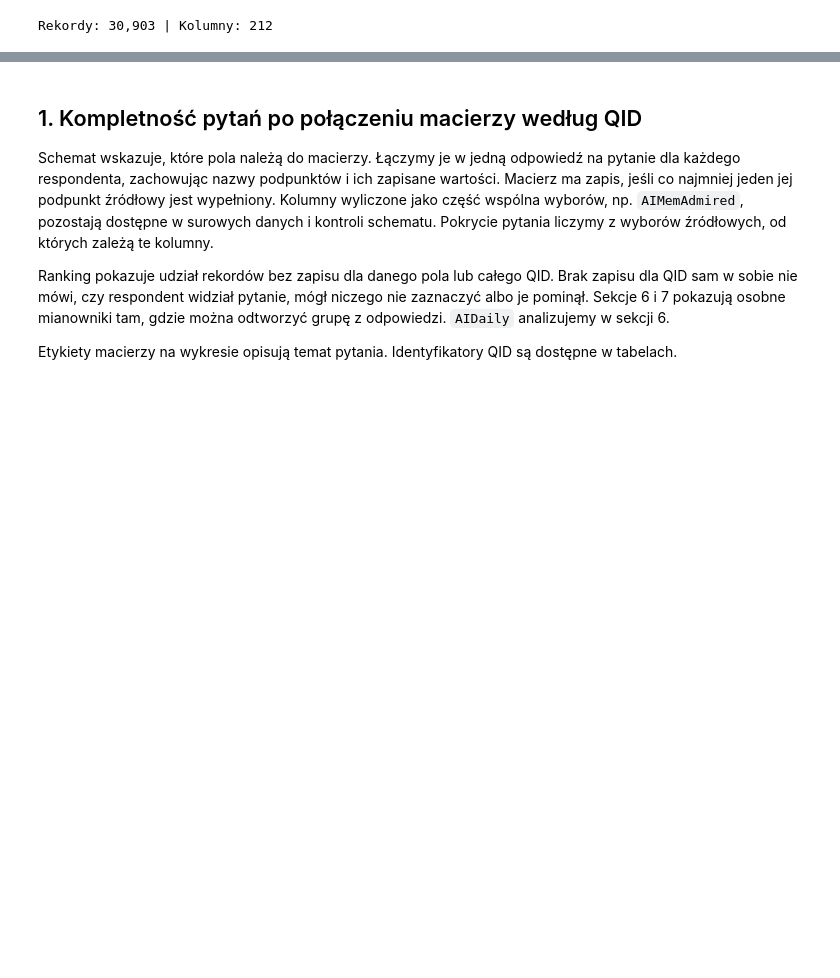
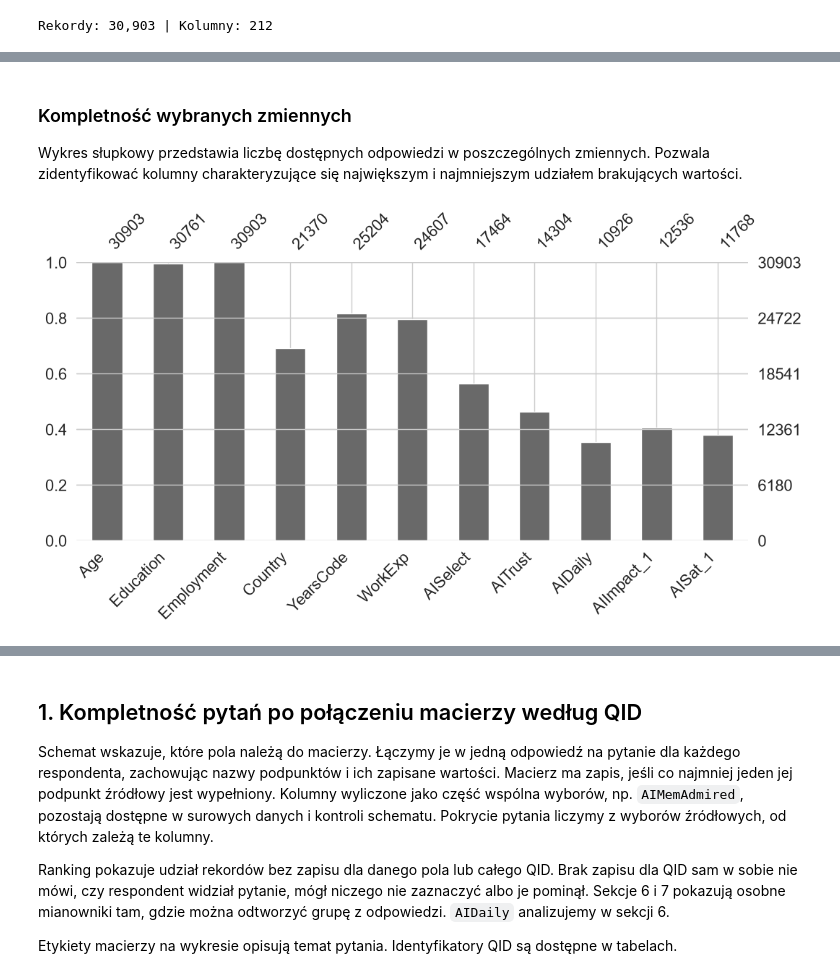
Before and after one commit to jlabuda191/AD_Python_Stack2026, a Jupyter notebook: notebooks/03_analiza_brakow_2026.ipynb, the cells around one changed output, grey strips where cells are left out. Drawn from its saved outputs; the diff is of its cells as text; code cells hidden in the pictures; blank space fills up the shorter version.

Commit message:
Uporządkowanie notatników 01-04 i dodanie missingno

```diff
--- a/notebooks/03_analiza_brakow_2026.ipynb
+++ b/notebooks/03_analiza_brakow_2026.ipynb
@@ -49,0 +66,30 @@ Rekordy: 30,903 | Kolumny: 212
+# %%
+
+# Zmienne wybrane do analizy braków
+kolumny = [
+    "Age", "Education", "Employment",
+    "Country", "YearsCode", "WorkExp",
+    "AISelect", "AITrust", "AIDaily",
+    "AIImpact_1", "AISat_1"
+]
+
+# Wykorzystujemy maskę braków przygotowaną wcześniej
+dane_missingno = responses[kolumny].mask(missing[kolumny])
+
+# Zmienne o częściowej kompletności do analizy korelacji braków
+braki_pct = dane_missingno.isna().mean()
+kolumny_zmiennych_brakow = braki_pct[
+    (braki_pct > 0) & (braki_pct < 1)
+].index
+
+dane_korelacje = dane_missingno[kolumny_zmiennych_brakow]
+# %% [markdown]
+### Kompletność wybranych zmiennych
+
+Wykres słupkowy przedstawia liczbę dostępnych odpowiedzi w poszczególnych zmiennych. Pozwala zidentyfikować kolumny charakteryzujące się największym i najmniejszym udziałem brakujących wartości.
+# %%
+
+msno.bar(dane_missingno, figsize=(12, 5))
+plt.show()
+# %% [output]
+[figure, added]
```
Also changed, not shown: parts of 23 cells of this notebook, 4 other files.
